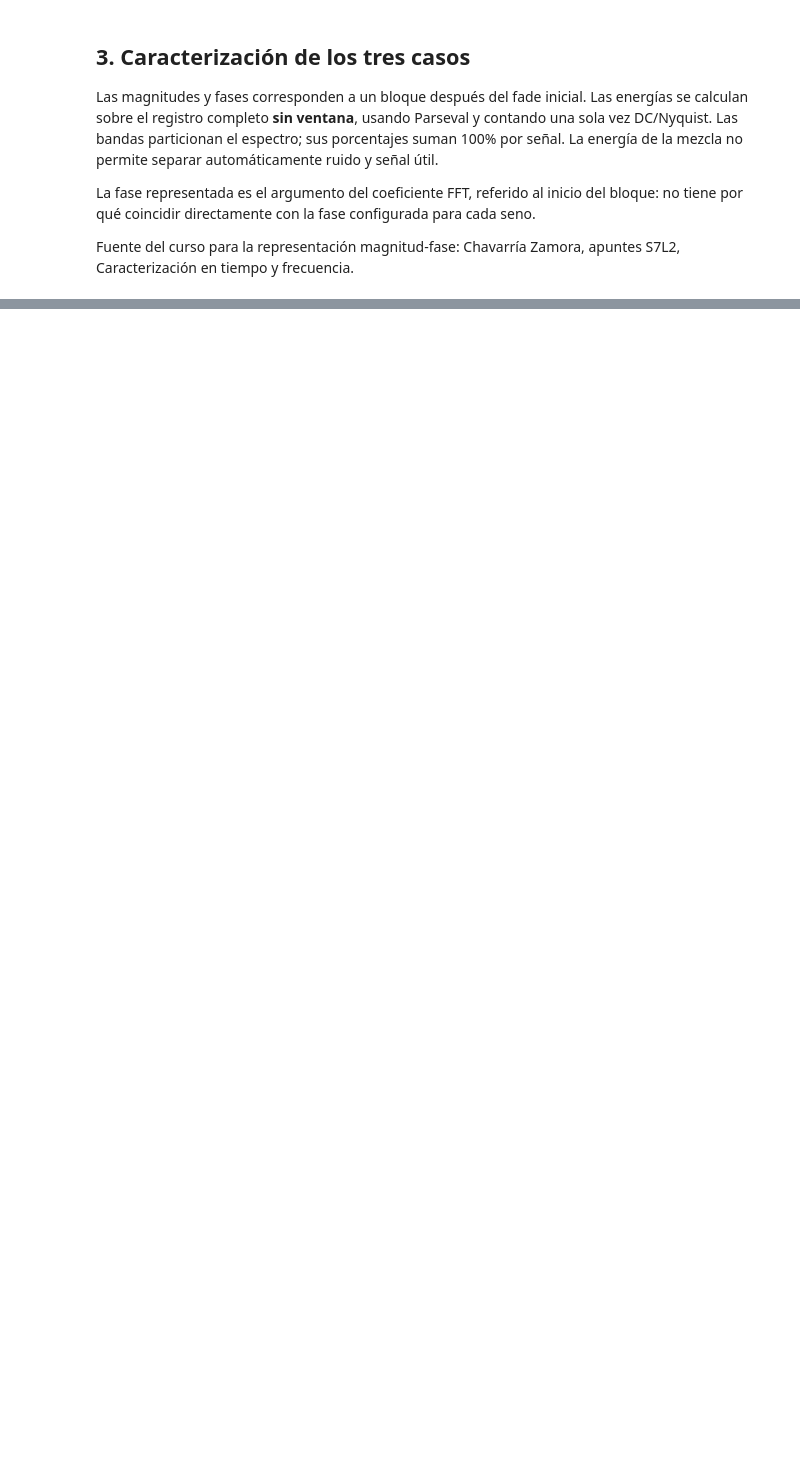
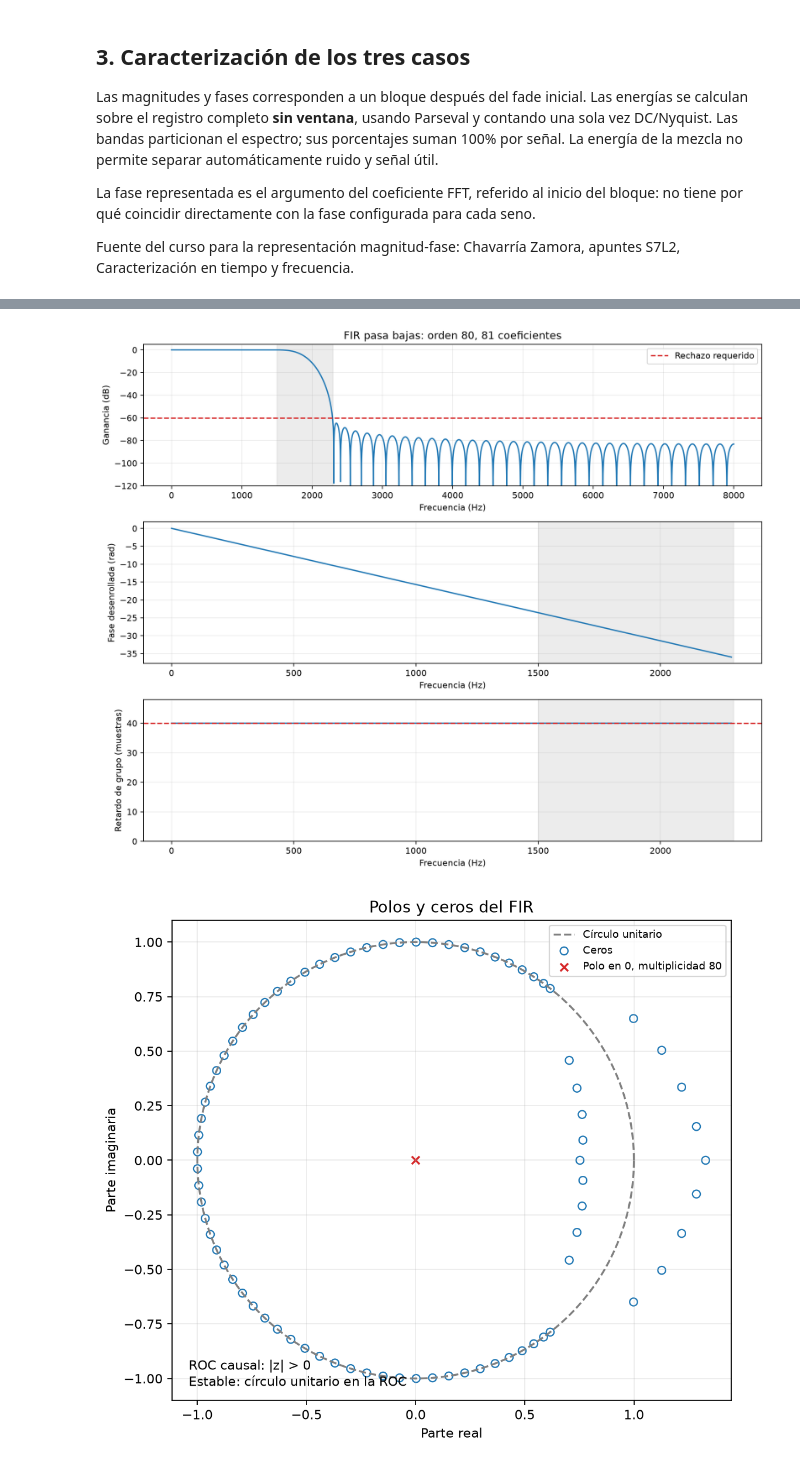
Before and after one commit to gabonm14/gnunez_asm_2026_s2, a Jupyter notebook: proyecto_grupal_1_reduccion_ruido/notebook.ipynb, the cells around one changed output, grey strips where cells are left out. Saved outputs shown, nothing was run; the diff lists cells and outputs as text; code cells hidden in the pictures; blank space fills up the shorter version.

```diff
--- a/proyecto_grupal_1_reduccion_ruido/notebook.ipynb
+++ b/proyecto_grupal_1_reduccion_ruido/notebook.ipynb
@@ -84,0 +175,12 @@ Filtro temporal y H(z); filtrado espectral adaptativo; comparación de los tres
+# %%
+for nombre in [
+    "fir_respuesta.png",
+    "fir_polos_ceros.png",
+    "caso_1_fir.png",
+    "caso_2_fir.png",
+    "caso_3_fir.png",
+]:
+    display(Image(filename=str(raiz / "resultados" / "figuras" / nombre)))
+# %% [output]
+[figure, added]
+[figure, added]
```
Also changed, not shown: parts of 10 cells of this notebook, 21 other files.
